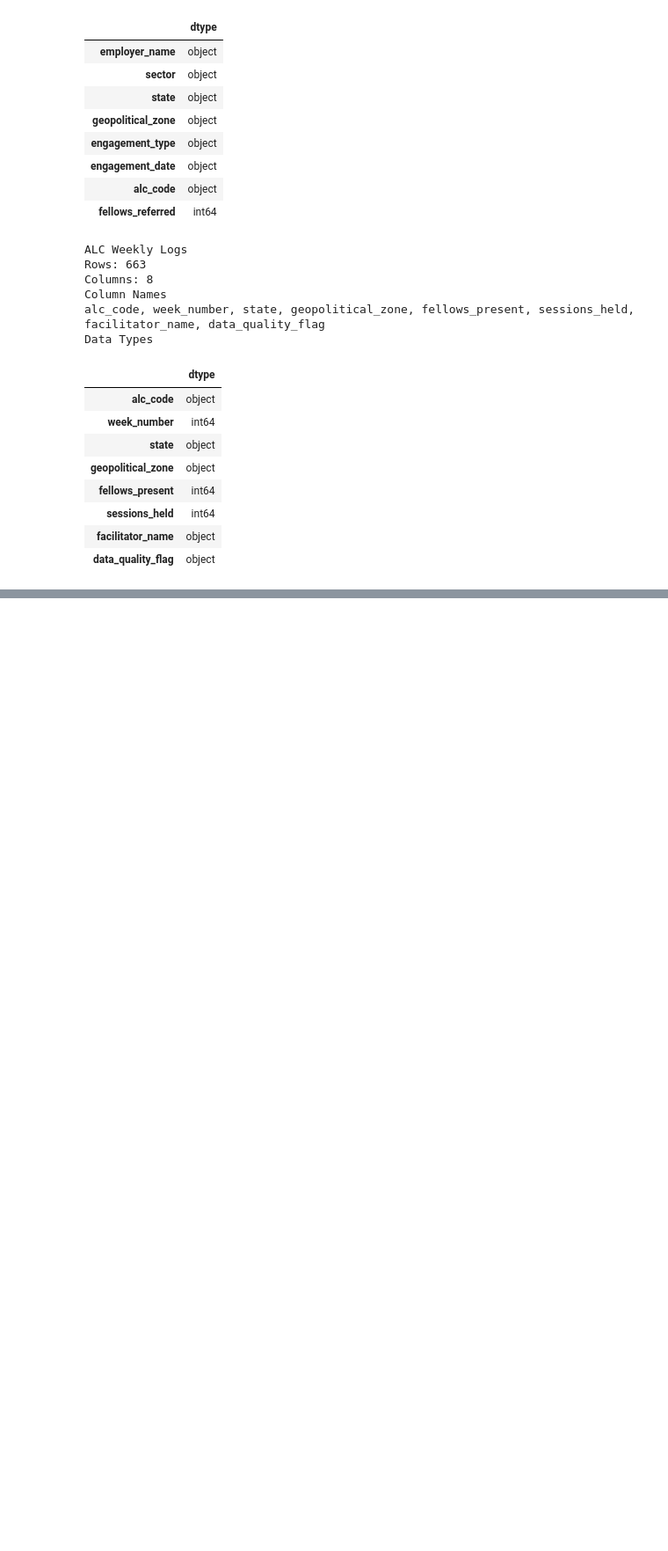
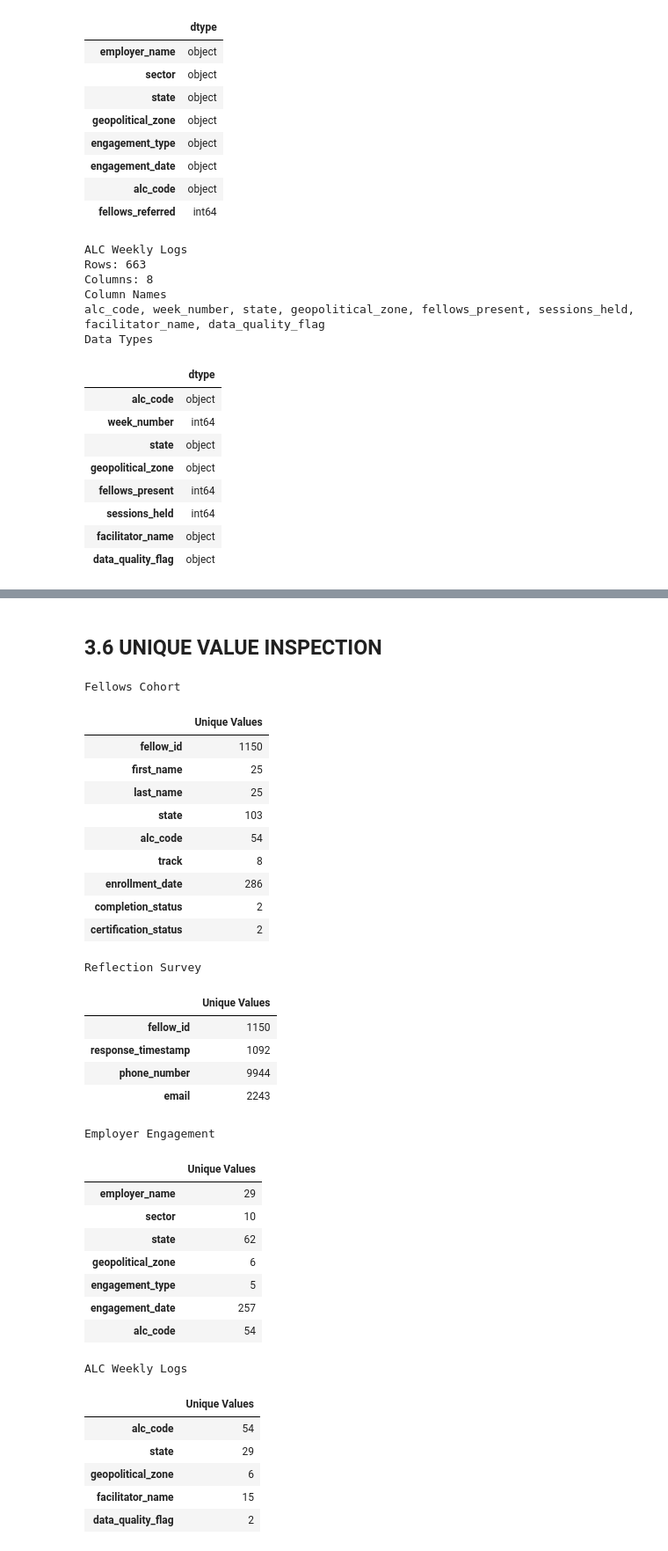
Before and after one commit to Efe-Godson/3mtt-stage2-analysis, a Jupyter notebook: notebooks/deliverable_2_analysis_notebook.ipynb, the cells around one changed output, grey strips where cells are left out. Shown at 88% size. Saved outputs shown, nothing was run; the diff lists cells and outputs as text; code cells hidden in the pictures; blank space fills up the shorter version.

Commit message:
DATA CLEANING AND STANDARDISATION

```diff
--- a/notebooks/deliverable_2_analysis_notebook.ipynb
+++ b/notebooks/deliverable_2_analysis_notebook.ipynb
@@ -282,0 +339,66 @@ ALC WEEKLY LOGS - MISSING VALUES
+# %% [markdown]
+## 3.6 UNIQUE VALUE INSPECTION
+# %%
+# Inspect categorical uniqueness across datasets
+for name, df in datasets.items():
+
+    print(f"\n{name}")
+
+
+    # Select categorical columns for inspection
+    categorical_columns = df.select_dtypes(
+        include="object"
+    ).columns
+
+
+    # Generate unique value summary
+    unique_summary = pd.DataFrame({
+        "Unique Values": [
+            df[col].nunique()
+            for col in categorical_columns
+        ]
+    },
+    index=categorical_columns)
+
+
+    # Display categorical uniqueness overview
+    display(
+        unique_summary.style
+        .background_gradient(
+            cmap="Blues"
+        )
+    )
+# %% [output]
+Fellows Cohort
+|  | Unique Values |
+| fellow_id | 1150 |
+| first_name | 25 |
+| last_name | 25 |
+| state | 103 |
+| alc_code | 54 |
+| track | 8 |
+| enrollment_date | 286 |
+| completion_status | 2 |
+| certification_status | 2 |
+Reflection Survey
+|  | Unique Values |
+| fellow_id | 1150 |
+| response_timestamp | 1092 |
+| phone_number | 9944 |
+| email | 2243 |
+Employer Engagement
+|  | Unique Values |
+| employer_name | 29 |
+| sector | 10 |
+| state | 62 |
+| geopolitical_zone | 6 |
+| engagement_type | 5 |
+| engagement_date | 257 |
+| alc_code | 54 |
+ALC Weekly Logs
+|  | Unique Values |
+| alc_code | 54 |
+| state | 29 |
+| geopolitical_zone | 6 |
+| facilitator_name | 15 |
+| data_quality_flag | 2 |
```
Also changed, not shown: parts of 20 cells of this notebook.
